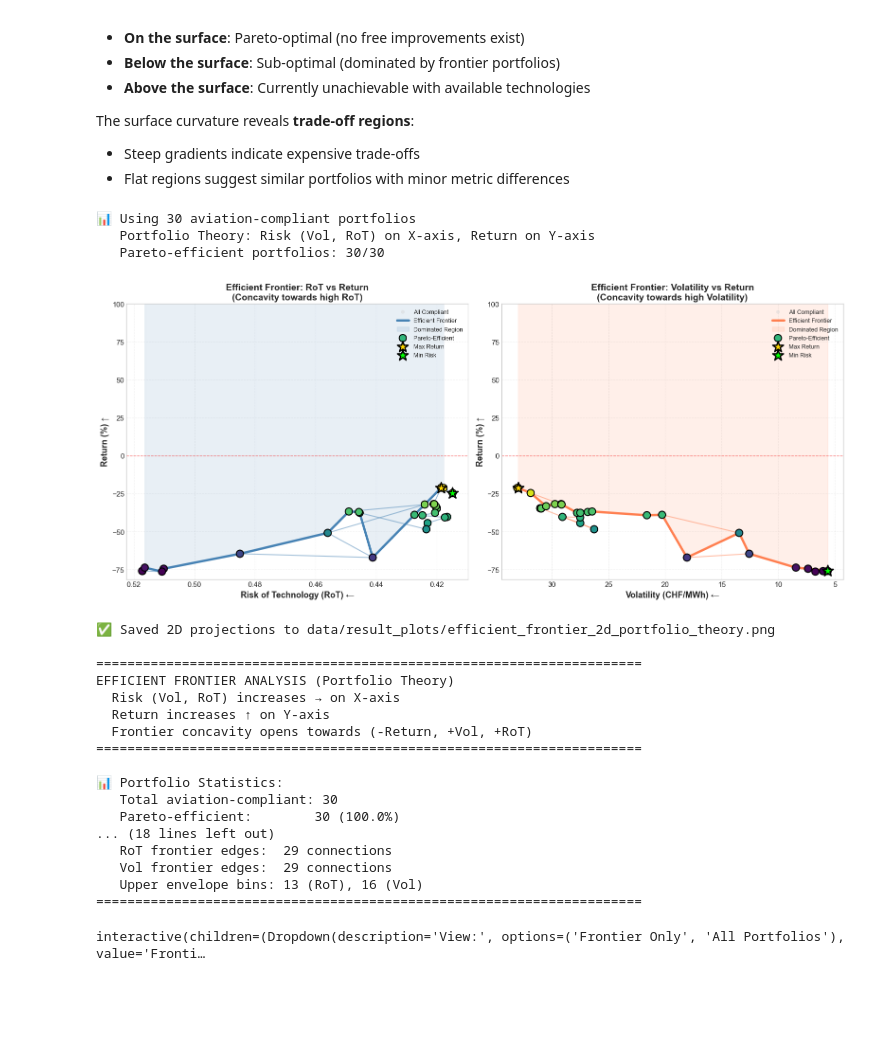
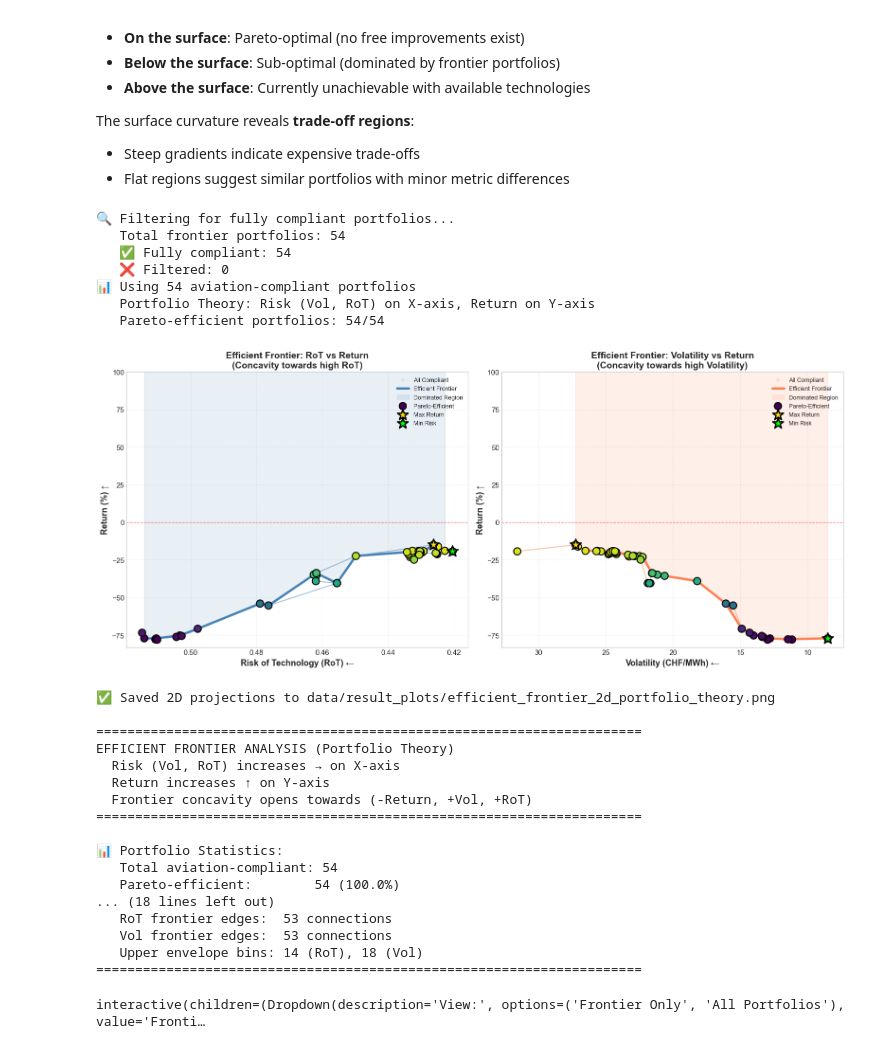
Before and after one commit to georgstsc/PPU_Modeling_Sustainability, a Jupyter notebook: Energy_Portfolio_Optimization.ipynb, the cells around one changed output. Drawn from its saved outputs; the diff is of its cells as text; code cells hidden in the pictures; blank space fills up the shorter version.

```diff
--- a/Energy_Portfolio_Optimization.ipynb
+++ b/Energy_Portfolio_Optimization.ipynb
@@ -1138,9 +1352,14 @@ print("✅ 3D Pareto frontier visualization saved!")
 # =============================================================================
 # SECTION 3.3: Analyze Frontier Portfolios
 # =============================================================================
+import pandas as pd
+import json
+
+# Load frontier data from CSV (generated by Section 3.1)
+frontier_3d = pd.read_csv('data/result_plots/multi_objective_results_frontier_3d.csv')
 
 print("=" * 60)
-print("PARETO FRONTIER PORTFOLIOS")
+print(f"PARETO FRONTIER PORTFOLIOS ({len(frontier_3d)} portfolios)")
 print("=" * 60)
 
 for idx, (_, row) in enumerate(frontier_3d.iterrows()):
@@ -1313,30 +1625,25 @@ def plot_efficient_frontier_portfolio_theory():
 
     Concavity: Bowl opens towards (-return, +vol, +RoT)
     """
-    frontier_df = pd.read_csv('data/result_plots/multi_objective_results_final_frontier_3d.csv')
+    frontier_df = pd.read_csv('data/result_plots/multi_objective_results_frontier_3d.csv')
 
     # =========================================================================
-    # FILTER TO AVIATION-COMPLIANT PORTFOLIOS ONLY
+    # FILTER TO FULLY COMPLIANT PORTFOLIOS ONLY
+    # (Aviation + SOC + Electrical Sovereignty)
     # =========================================================================
-    MIN_THERM_FOR_AVIATION = 263
-
-    aviation_compliant = []
-    for idx, row in frontier_df.iterrows():
-        try:
-            import json as _json
-            portfolio = _json.loads(row['portfolio_dict']) if isinstance(row['portfolio_dict'], str) else row['portfolio_dict']
-            therm_count = portfolio.get('THERM', 0)
-            syn_ft_count = portfolio.get('SYN_FT', 0)
-            compliant = therm_count >= MIN_THERM_FOR_AVIATION and syn_ft_count > 0
-            aviation_compliant.append(compliant)
-        except:
-            aviation_compliant.append(False)
-
-    compliant_mask = np.array(aviation_compliant)
+    print("🔍 Filtering for fully compliant portfolios...")
+    compliant_mask = frontier_df.apply(
+        lambda row: is_portfolio_compliant(row.get('portfolio_dict', {}), row),
+        axis=1
+    )
     compliant_df = frontier_df[compliant_mask].copy()
 
+    print(f"   Total frontier portfolios: {len(frontier_df)}")
+    print(f"   ✅ Fully compliant: {len(compliant_df)}")
+    print(f"   ❌ Filtered: {len(frontier_df) - len(compliant_df)}")
+
     if len(compliant_df) < 4:
-        print("❌ Not enough aviation-compliant portfolios for surface fitting")
+        print("❌ Not enough compliant portfolios for surface fitting")
         return
 
     # Extract data - PORTFOLIO THEORY CONVENTION:
@@ -1689,36 +1996,40 @@ def plot_efficient_frontier_portfolio_theory():
 
     print(f"\n🏆 Optimal Pareto-Efficient Portfolios:")
     print(f"   ⭐ Max Return:  {pareto_ret[best_return_idx]:.2f}% "
           f"(Vol={pareto_vol[best_return_idx]:.1f}, RoT={pareto_rot[best_return_idx]:.4f})")
     print(f"   🛡️  Min RoT:     {pareto_rot[best_rot_idx]:.4f} "
           f"(Return={pareto_ret[best_rot_idx]:.2f}%, Vol={pareto_vol[best_rot_idx]:.1f})")
     print(f"   📊 Min Vol:     {pareto_vol[best_vol_idx]:.2f} CHF/MWh "
           f"(Return={pareto_ret[best_vol_idx]:.2f}%, RoT={pareto_rot[best_vol_idx]:.4f})")
 
     # Trade-off analysis
     print(f"\n📉 Efficient Frontier Trade-offs:")
     rot_range = pareto_rot.max() - pareto_rot.min()
     vol_range = pareto_vol.max() - pareto_vol.min()
     return_range = pareto_ret.max() - pareto_ret.min()
 
     print(f"   RoT range:        {rot_range:.4f} ({pareto_rot.min():.4f} → {pareto_rot.max():.4f})")
     print(f"   Volatility range: {vol_range:.2f} CHF/MWh ({pareto_vol.min():.2f} → {pareto_vol.max():.2f})")
     print(f"   Return range:     {return_range:.2f}% ({pareto_ret.min():.2f}% → {pareto_ret.max():.2f}%)")
 
     # Frontier edge analysis
     print(f"\n📐 Frontier Edge Analysis (Nearest-Neighbor Path):")
     print(f"   RoT frontier edges:  {len(rot_path) - 1} connections")
     print(f"   Vol frontier edges:  {len(vol_path) - 1} connections")
     print(f"   Upper envelope bins: {len(rot_env_x)} (RoT), {len(vol_env_x)} (Vol)")
 
     print('='*70)
 
 plot_efficient_frontier_portfolio_theory()
 # %% [output]
-📊 Using 30 aviation-compliant portfolios
+🔍 Filtering for fully compliant portfolios...
+   Total frontier portfolios: 54
+   ✅ Fully compliant: 54
+   ❌ Filtered: 0
+📊 Using 54 aviation-compliant portfolios
    Portfolio Theory: Risk (Vol, RoT) on X-axis, Return on Y-axis
-   Pareto-efficient portfolios: 30/30
+   Pareto-efficient portfolios: 54/54
-[figure, old version]
+[figure, new version]
 ✅ Saved 2D projections to data/result_plots/efficient_frontier_2d_portfolio_theory.png
 
 ======================================================================
@@ -1729,12 +2040,12 @@ EFFICIENT FRONTIER ANALYSIS (Portfolio Theory)
 ======================================================================
 
 📊 Portfolio Statistics:
-   Total aviation-compliant: 30
-   Pareto-efficient:        30 (100.0%)
+   Total aviation-compliant: 54
+   Pareto-efficient:        54 (100.0%)
 ... (18 lines left out)
-   RoT frontier edges:  29 connections
-   Vol frontier edges:  29 connections
-   Upper envelope bins: 13 (RoT), 16 (Vol)
+   RoT frontier edges:  53 connections
+   Vol frontier edges:  53 connections
+   Upper envelope bins: 14 (RoT), 18 (Vol)
 ======================================================================
 # %%
 # =============================================================================
```
Also changed, not shown: parts of 14 cells of this notebook, 8 other files.
